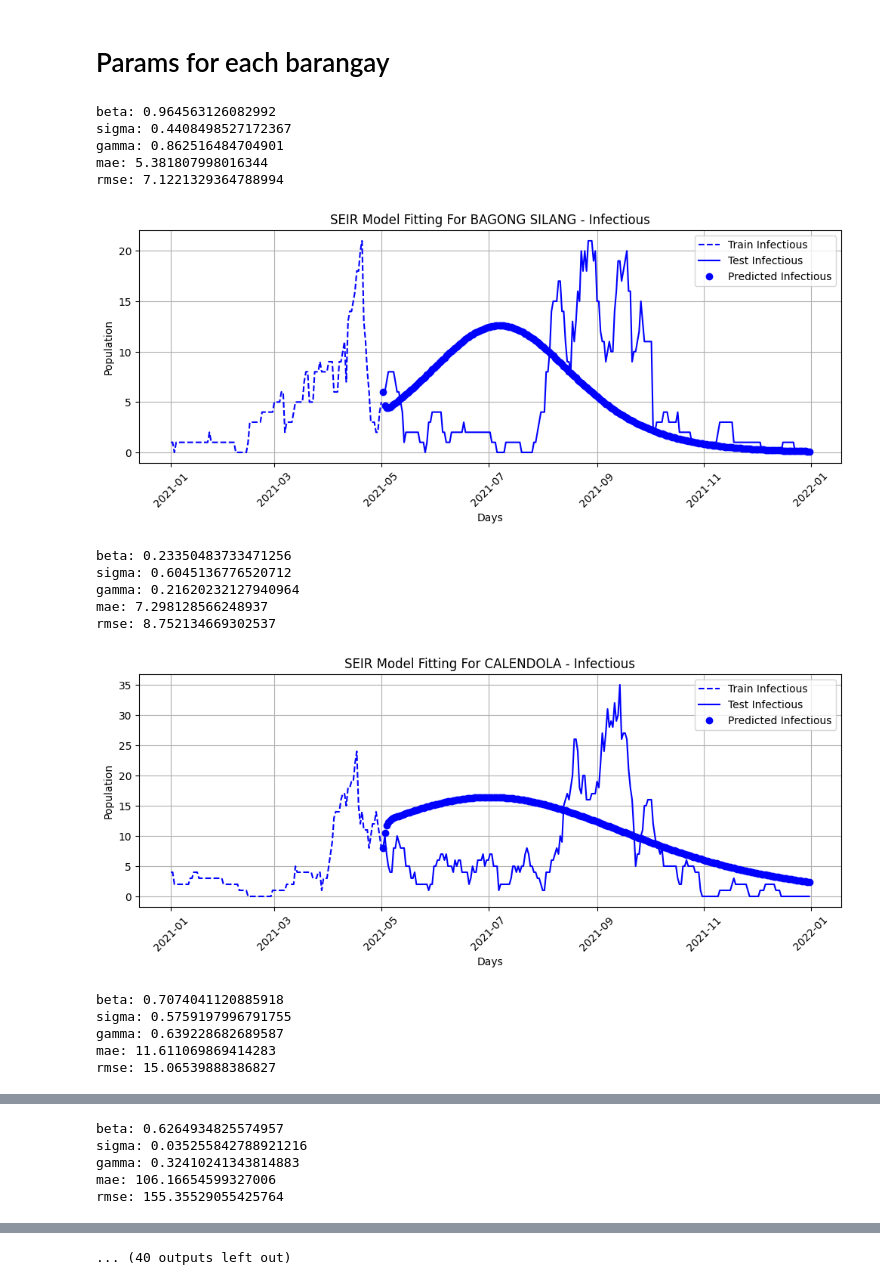
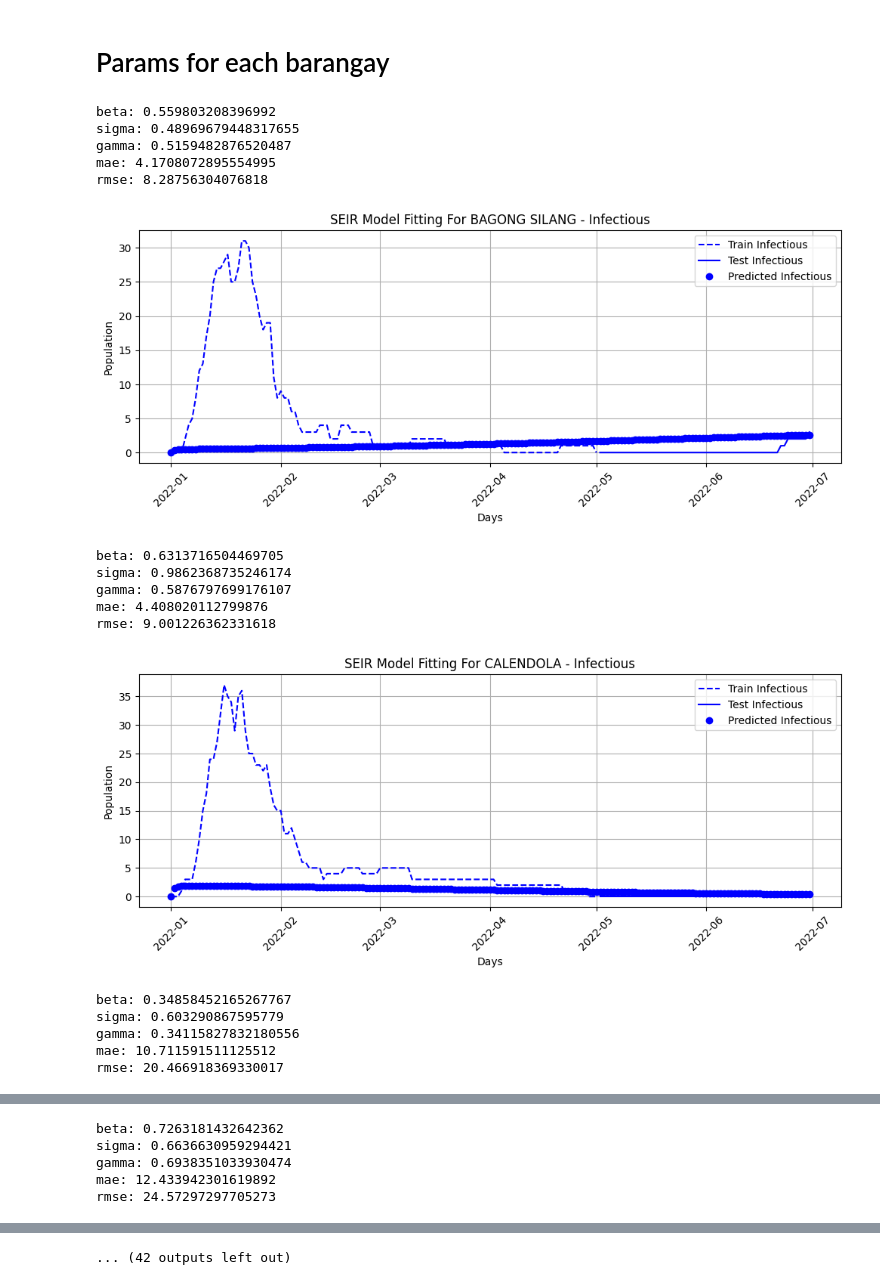
Before and after one commit to j-r-myG/SEIR_Modelling, a Jupyter notebook: sim_anneal_apply.ipynb, the cells around one changed output, grey strips where cells are left out. Drawn from its saved outputs; the diff is of its cells as text; code cells hidden in the pictures.

Commit message:
splitting update
- split is 6 months train and 2 months test
- tested on one barangay

```diff
--- a/sim_anneal_apply.ipynb
+++ b/sim_anneal_apply.ipynb
@@ -322,8 +322,8 @@ rmse_values = []
 main_df: pd.DataFrame = load_df("CITY_OF_SAN_PEDRO_processed.csv")
 
 # Split data into training and testing
-train_data = main_df[(main_df['date'] >= '01/01/2021') & (main_df['date'] <= '05/01/2021')]
-test_data = main_df[(main_df['date'] >= '05/02/2021') & (main_df['date'] <= '12/31/2021')]
+train_data = main_df[(main_df['date'] >= '01/01/2022') & (main_df['date'] <= '05/01/2022')]
+test_data = main_df[(main_df['date'] >= '05/02/2022') & (main_df['date'] <= '06/30/2022')]
 
 for brgy_name, brgy_pop in barangay_population_dict.items():
   brgy_data = train_data[train_data["barangay_Res"] == brgy_name]
@@ -388,7 +387,7 @@ Average RMSE: 7.72878261172713
 # %% [markdown]
 # Params for each barangay
 # %%
-df_observed_data = main_df[(main_df['date'] >= '01/01/2021') & (main_df['date'] <= '12/31/2021')]
+df_observed_data = main_df[(main_df['date'] >= '01/01/2022') & (main_df['date'] <= '06/30/2022')]
 
 for brgy_name, brgy_pop in barangay_population_dict.items():
     brgy_data = df_observed_data[df_observed_data["barangay_Res"] == brgy_name]
@@ -398,11 +397,11 @@ for brgy_name, brgy_pop in barangay_population_dict.items():
         continue
 
     # only for plotting
-    brgy_train_data = brgy_data[(brgy_data['date'] >= '01/01/2021') & (brgy_data['date'] <= '05/01/2021')]
-    brgy_test_data = brgy_data[(brgy_data['date'] >= '05/02/2021') & (brgy_data['date'] <= '12/31/2021')]
+    brgy_train_data = brgy_data[(brgy_data['date'] >= '01/01/2022') & (brgy_data['date'] <= '05/01/2022')]
+    brgy_test_data = brgy_data[(brgy_data['date'] >= '05/02/2022') & (brgy_data['date'] <= '06/30/2022')]
 
-    #brgy_data = brgy_data.sort_values(by="date")
-    brgy_data = brgy_test_data.sort_values(by="date")
+    brgy_data = brgy_data.sort_values(by="date")
+    #brgy_data = brgy_test_data.sort_values(by="date")
     observed_data = brgy_data[["count_Exposed", "count_Infectious", "count_Recovered"]]
 
     N = brgy_pop
@@ -429,47 +428,47 @@ for brgy_name, brgy_pop in barangay_population_dict.items():
         'date_test': brgy_test_data['date'],
         'train_infectious': brgy_train_data['count_Infectious'],
         'test_infectious': brgy_test_data['count_Infectious'],
     })
 
     plot_prediction = pd.DataFrame({
     'date': brgy_data['date'],
     'S': s,
     'E': e,
     'I': i,
     'R': r
     })
 
     # Infectious
     mae_infectious = mean_absolute_error(brgy_data['count_Infectious'], i)
     rmse_infectious = np.sqrt(mean_squared_error(brgy_data['count_Infectious'], i))
     print(f"beta: {o_beta} \nsigma: {o_sigma} \ngamma: {o_gamma} \nmae: {mae_infectious} \nrmse: {rmse_infectious}")
 
     plt.figure(figsize=(12, 4))
     plt.plot(plot_actual['date_train'], plot_actual['train_infectious'], 'b--', label='Train Infectious')
     plt.plot(plot_actual['date_test'], plot_actual['test_infectious'], 'b-', label='Test Infectious')
     plt.plot(plot_prediction['date'], plot_prediction['I'], 'bo', label='Predicted Infectious')
     plt.xlabel('Days')
     plt.ylabel('Population')
     plt.legend()
     plt.xticks(rotation=45)
     plt.title(f'SEIR Model Fitting For {brgy_name} - Infectious')
     plt.grid(True)
     plt.show()
 # %% [output]
-beta: 0.964563126082992
-sigma: 0.4408498527172367
-gamma: 0.862516484704901
-mae: 5.381807998016344
-rmse: 7.1221329364788994
+beta: 0.559803208396992
+sigma: 0.48969679448317655
+gamma: 0.5159482876520487
+mae: 4.1708072895554995
+rmse: 8.28756304076818
-[figure, old version]
+[figure, new version]
-beta: 0.23350483733471256
-sigma: 0.6045136776520712
-gamma: 0.21620232127940964
-mae: 7.298128566248937
-rmse: 8.752134669302537
+beta: 0.6313716504469705
+sigma: 0.9862368735246174
+gamma: 0.5876797699176107
+mae: 4.408020112799876
+rmse: 9.001226362331618
-[figure, old version]
+[figure, new version]
-beta: 0.7074041120885918
-sigma: 0.5759197996791755
-gamma: 0.639228682689587
-mae: 11.611069869414283
-rmse: 15.06539888386827
+beta: 0.34858452165267767
+sigma: 0.603290867595779
+gamma: 0.34115827832180556
+mae: 10.711591511125512
+rmse: 20.466918369330017
@@ -477,5 +476,5 @@ rmse: 15.06539888386827
-beta: 0.6264934825574957
-sigma: 0.035255842788921216
-gamma: 0.32410241343814883
-mae: 106.16654599327006
-rmse: 155.35529055425764
+beta: 0.7263181432642362
+sigma: 0.6636630959294421
+gamma: 0.6938351033930474
+mae: 12.433942301619892
+rmse: 24.57297297705273
@@ -495 +494 @@ rmse: 12.321964597441548
-... (40 outputs left out)
+... (42 outputs left out)
```
Also changed, not shown: parts of 3 cells of this notebook, 3 other files.
